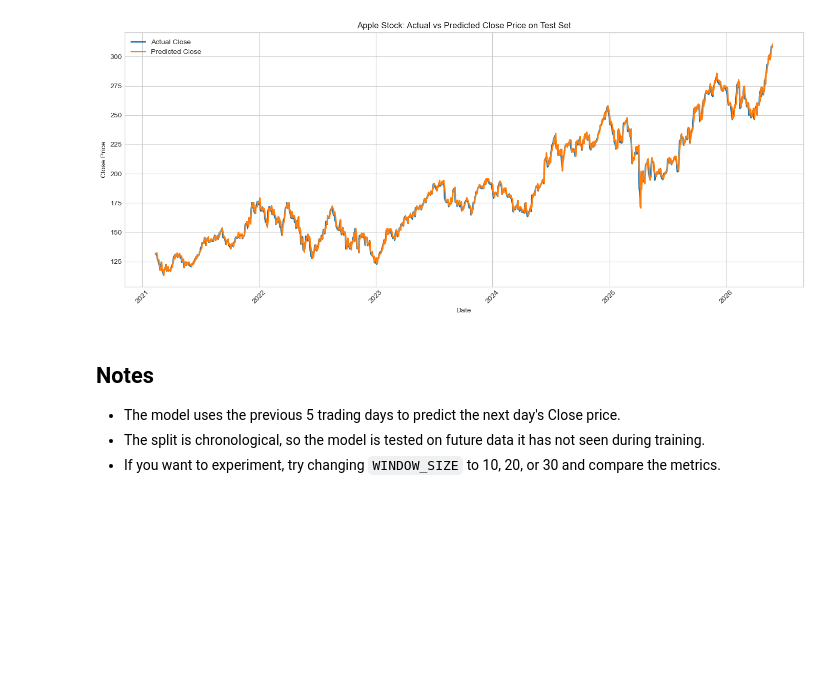
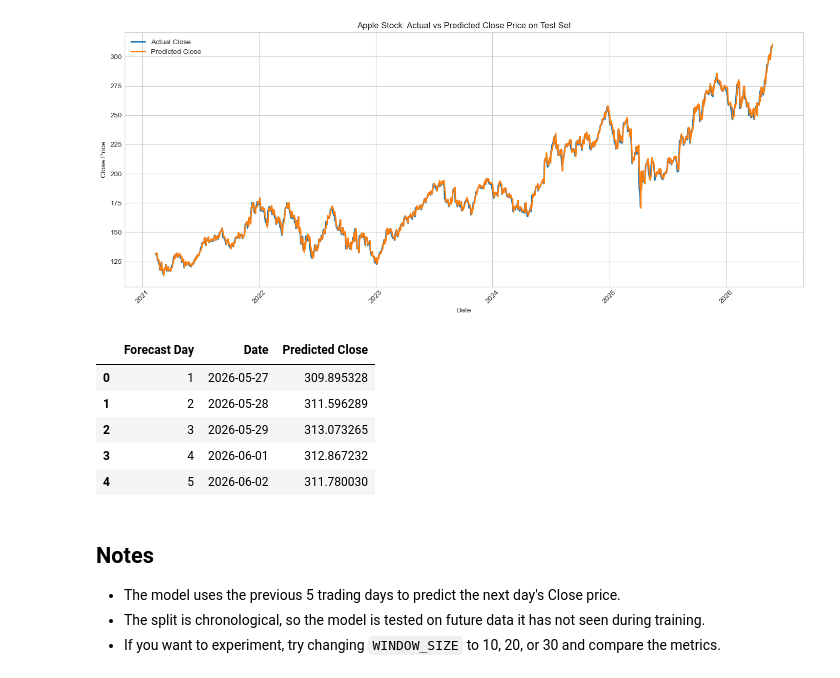
Before and after one commit to Adamy8/ecs171-stock-prediction, a Jupyter notebook: linear_regression2.ipynb, the cells around one changed output. Cells and saved outputs as stored; diff of their text form; code cells hidden in the pictures; blank space fills up the shorter version.

Commit message:
added evaluation & forecast for next 5 days

```diff
--- a/linear_regression2.ipynb
+++ b/linear_regression2.ipynb
@@ -141,6 +141,43 @@ plt.tight_layout()
 plt.show()
 # %% [output]
 [figure]
+# %%
+# Predict the next 5 trading days one step at a time
+# We reuse the most recent window, then feed each predicted Close back into the next step.
+# Because the model expects Open, High, Low, Close, and Volume, we keep the most recent
+# Open/High/Low/Volume values as a simple assumption and update only the Close price.
+
+forecast_steps = 5
+rolling_window = df.tail(WINDOW_SIZE)[feature_columns].copy().reset_index(drop=True)
+forecast_rows = []
+last_date = df['Date'].iloc[-1]
+
+for step in range(1, forecast_steps + 1):
+    next_features = rolling_window[feature_columns].values.flatten().reshape(1, -1)
+    next_close = model.predict(next_features)[0]
+    next_date = last_date + pd.tseries.offsets.BDay(step)
+
+    forecast_rows.append({
+        'Forecast Day': step,
+        'Date': next_date,
+        'Predicted Close': next_close
+    })
+
+    # Build the next window by dropping the oldest day and appending a new row.
+    # We carry forward the latest observed Open/High/Low/Volume and replace Close with the prediction.
+    last_row = rolling_window.iloc[-1].copy()
+    last_row['Close'] = next_close
+    rolling_window = pd.concat([rolling_window.iloc[1:], last_row.to_frame().T], ignore_index=True)
+
+forecast_df = pd.DataFrame(forecast_rows)
+forecast_df
+# %% [output]
+|  | Forecast Day | Date | Predicted Close |
+| 0 | 1 | 2026-05-27 | 309.895328 |
+| 1 | 2 | 2026-05-28 | 311.596289 |
+| 2 | 3 | 2026-05-29 | 313.073265 |
+| 3 | 4 | 2026-06-01 | 312.867232 |
+| 4 | 5 | 2026-06-02 | 311.780030 |
 # %% [markdown]
 ## Notes
 - The model uses the previous 5 trading days to predict the next day's Close price.
```
